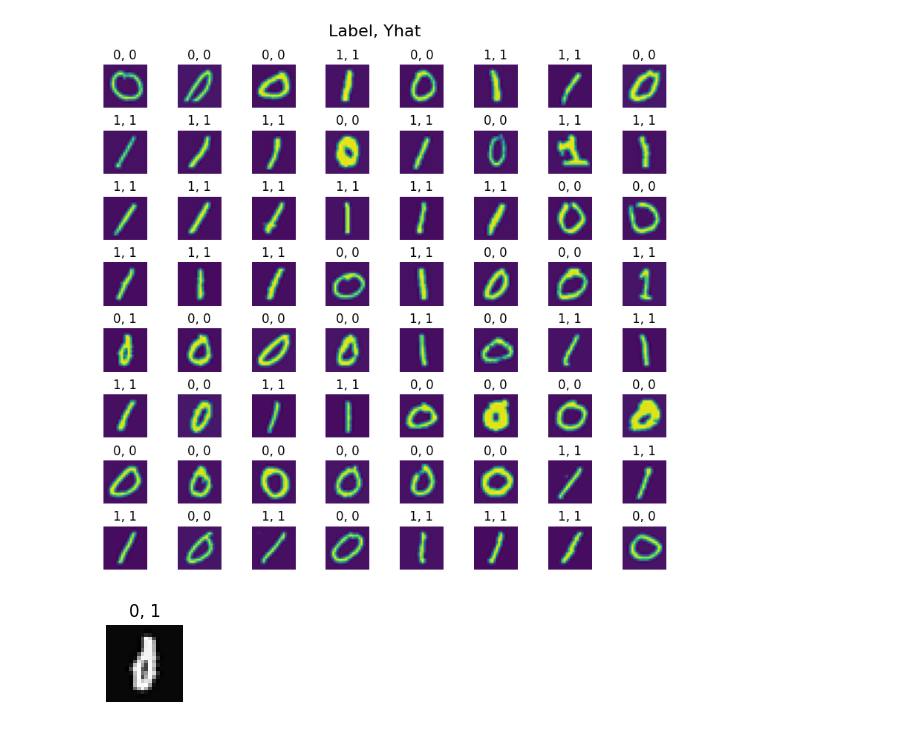
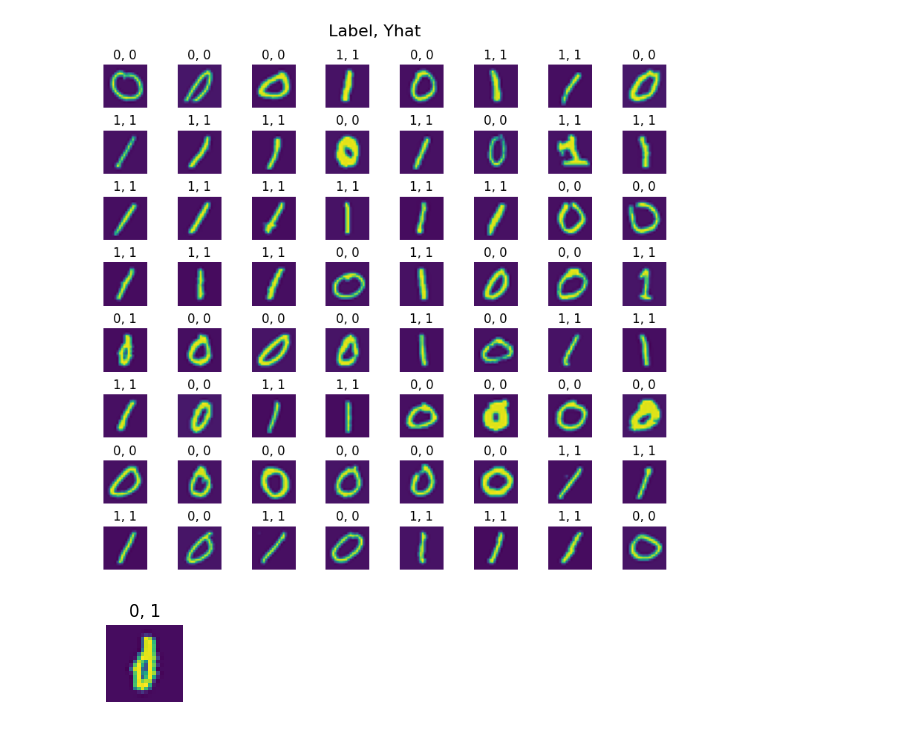
Before and after one commit to rajsahu2004/Neural-Networks, a Jupyter notebook: assignment1.ipynb, the cells around one changed output. Cells and saved outputs as stored; diff of their text form; code cells hidden in the pictures.

```diff
--- a/assignment1.ipynb
+++ b/assignment1.ipynb
@@ -312,11 +312,11 @@ plt.show()
 # %%
 fig = plt.figure(figsize=(1, 1))
 errors = np.where(y != Yhat)
 random_index = errors[0][0]
 X_random_reshaped = x[random_index].reshape((20, 20)).T
-plt.imshow(X_random_reshaped, cmap='gray')
+plt.imshow(X_random_reshaped)
 plt.title(f"{y[random_index,0]}, {Yhat[random_index, 0]}")
 plt.axis('off')
 plt.show()
 # %% [output]
-[figure, old version]
+[figure, new version]
```
